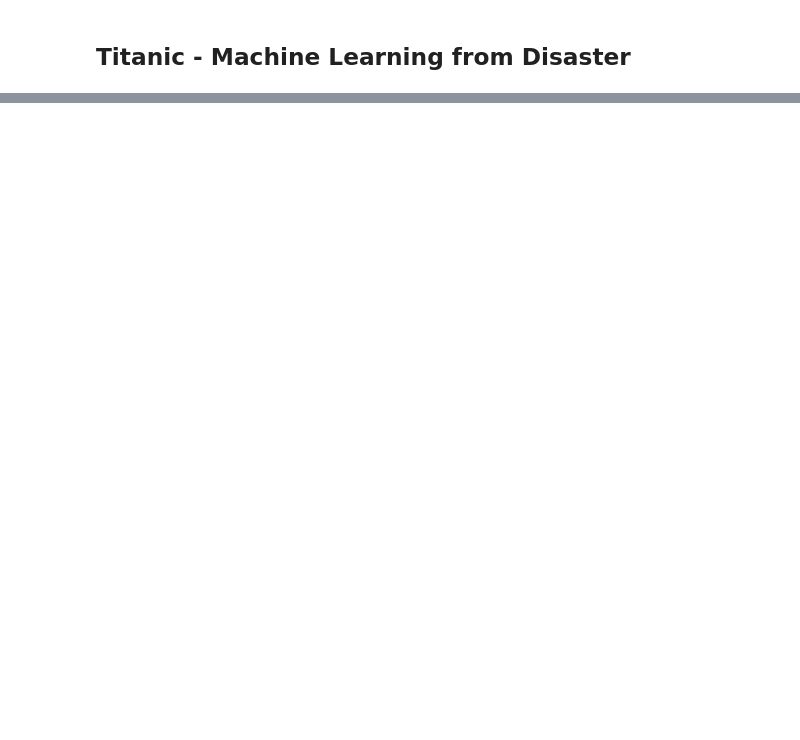
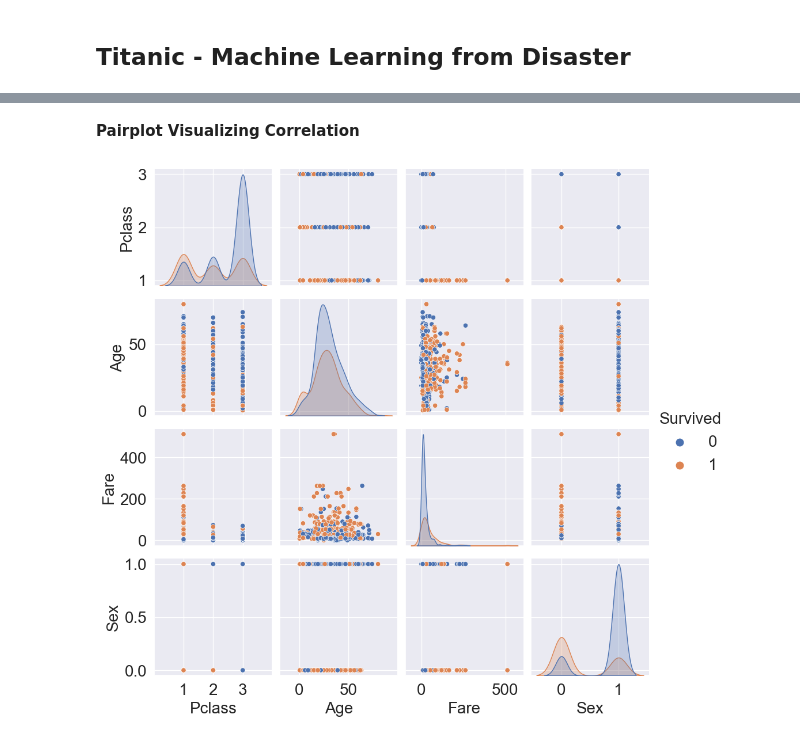
Before and after one commit to yayaya142/Titanic---ML-from-Disaster, a Jupyter notebook: src/titanic.ipynb, the cells around one changed output, grey strips where cells are left out. Drawn from its saved outputs; the diff is of its cells as text; code cells hidden in the pictures; blank space fills up the shorter version.

Commit message:
done Part 2 Data Investigation and Preprocessing

```diff
--- a/src/titanic.ipynb
+++ b/src/titanic.ipynb
@@ -21,6 +21,19 @@ from sklearn import linear_model
 from sklearn import preprocessing
 from sklearn import model_selection
 
+
+# define plt settings
+sns.set_theme()
+plt.rcParams["font.size"] = 20
+plt.rcParams["axes.labelsize"] = 20
+plt.rcParams["xtick.labelsize"] = 20
+plt.rcParams["ytick.labelsize"] = 20
+plt.rcParams["legend.fontsize"] = 20
+plt.rcParams["legend.markerscale"] = 1.5
+plt.rcParams["figure.figsize"] = (20, 10)
+plt.rcParams["legend.title_fontsize"] = 20
+
+
 # define the input and output folders
 input_folder = "input/"
 output_folder = "output/"
@@ -91,0 +53,4 @@ Your submission was successfully saved!
+# %%
+train_data = train_data.drop(['PassengerId'], axis=1)
+train_data = train_data.drop(['Name'], axis=1)
+train_data = train_data.drop(['Ticket'], axis=1)
@@ -91,0 +70,6 @@ Your submission was successfully saved!
+# %%
+# Define a dictionary to map 'female' to 0 and 'male' to 1
+sex_mapping = {'female': 0, 'male': 1}
+
+# Apply the mapping to the 'Sex' column
+train_data['Sex'] = train_data['Sex'].map(sex_mapping)
@@ -91,0 +203,7 @@ Your submission was successfully saved!
+# %% [markdown]
+**Pairplot Visualizing Correlation**
+# %%
+sns.pairplot(train_data[['Survived', 'Pclass', 'Age', 'Fare', 'Sex']], hue='Survived')
+plt.show()
+# %% [output]
+[figure, added]
```
Also changed, not shown: parts of 27 cells of this notebook, 1 other file.
